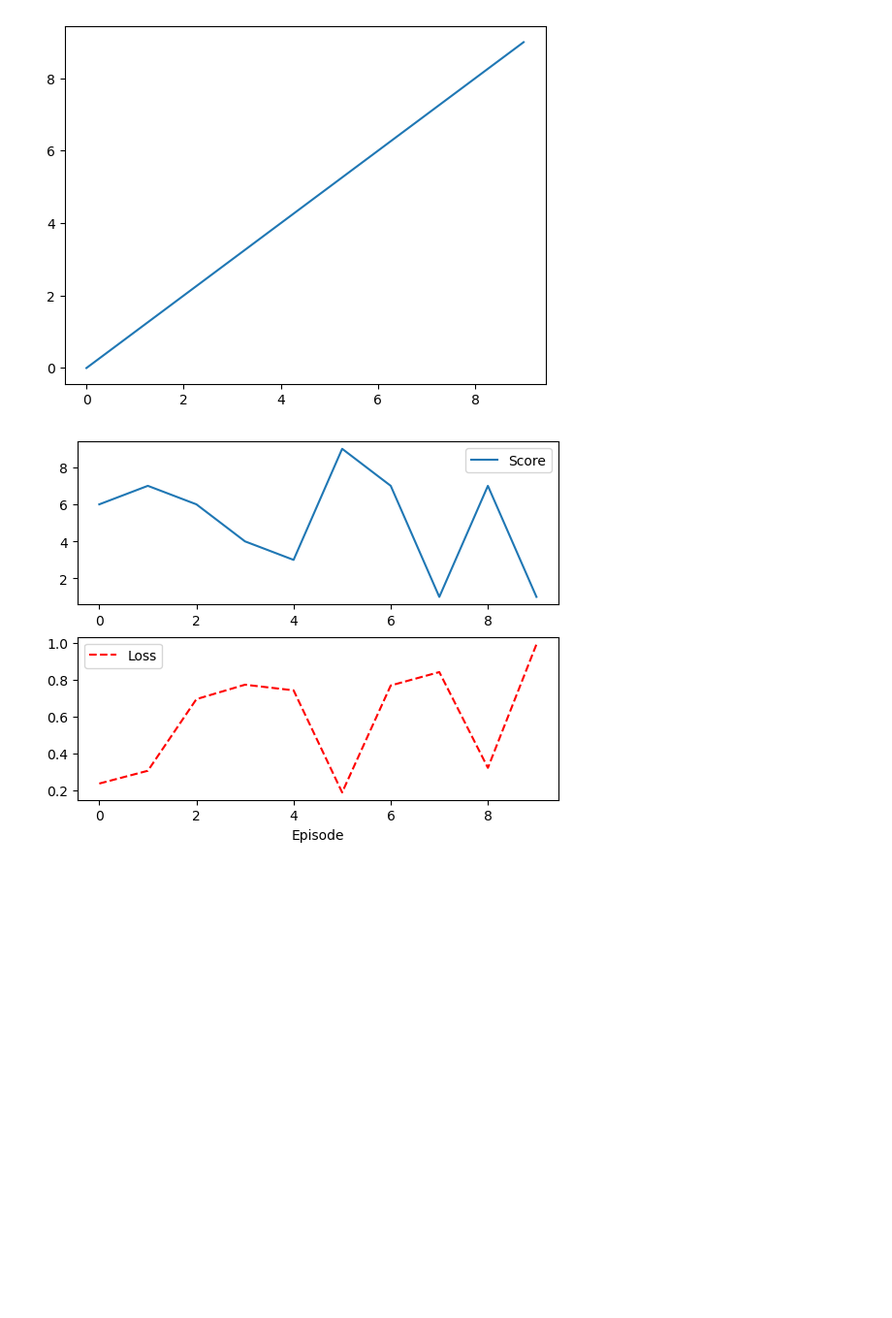
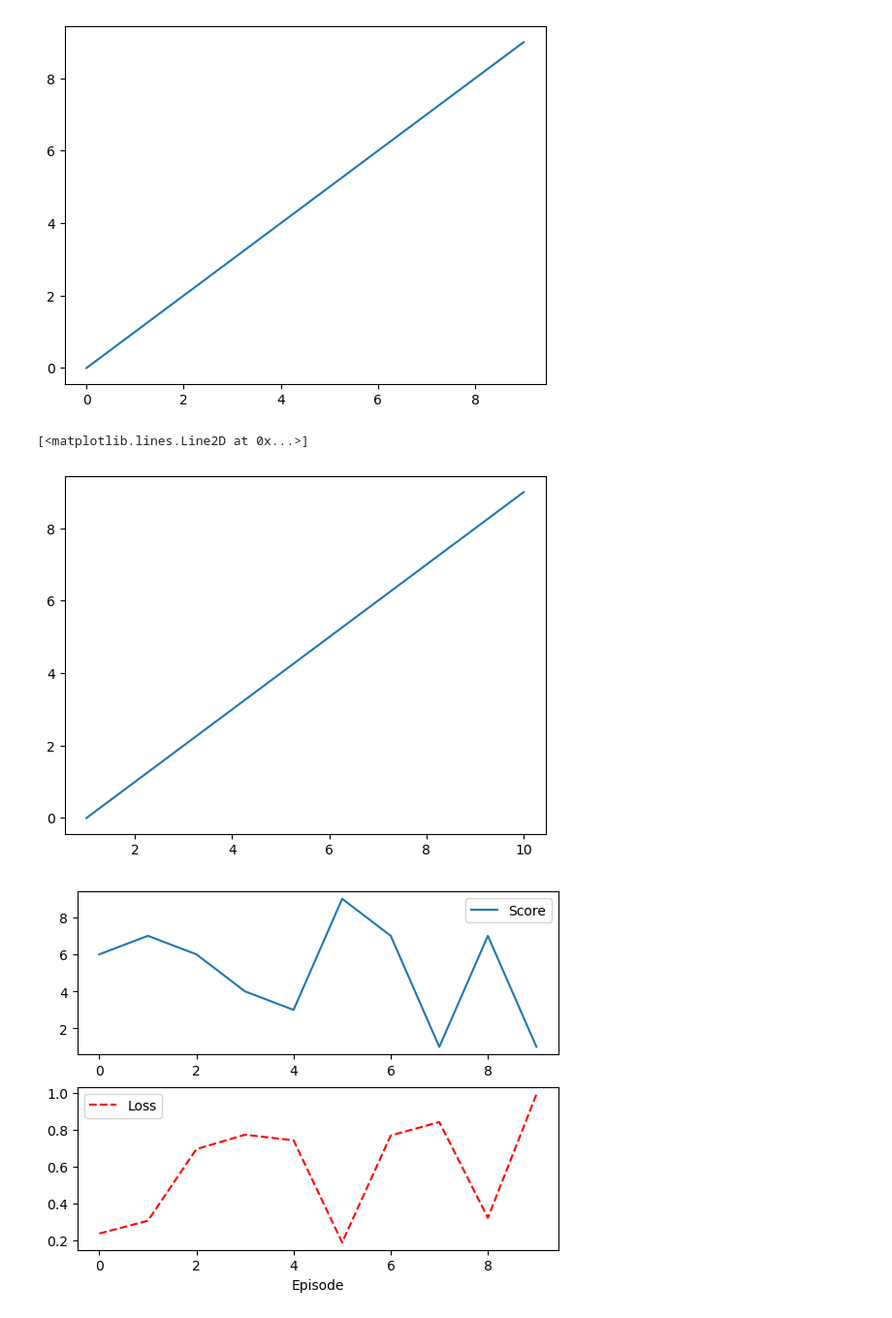
Before and after one commit to ajwkim/NSM_PDL, a Jupyter notebook: PDL_Python.ipynb, the cells around one changed output. Shown at 97% size. Drawn from its saved outputs; the diff is of its cells as text; code cells hidden in the pictures; blank space fills up the shorter version.

```diff
--- a/PDL_Python.ipynb
+++ b/PDL_Python.ipynb
@@ -2725,6 +2727,11 @@ plt.plot(a)             # (0, a[0]), (1, a[1]), ...
 # %% [output]
 [<matplotlib.lines.Line2D at 0x...>]
 [figure]
+# %%
+plt.plot(range(1, 11), a)       # plt.plot(x어레이, y어레이)
+# %% [output]
+[<matplotlib.lines.Line2D at 0x...>]
+[figure, added]
 # %%
 scores = np.random.randint(10, size=10)
 losses = np.random.rand(10)
```
Also changed, not shown: parts of 11 cells of this notebook.
